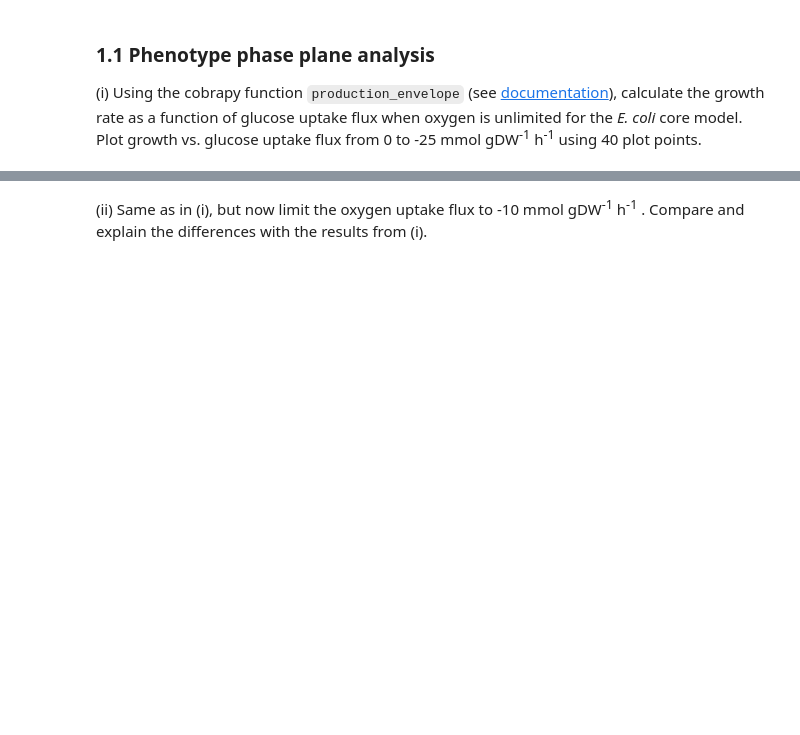
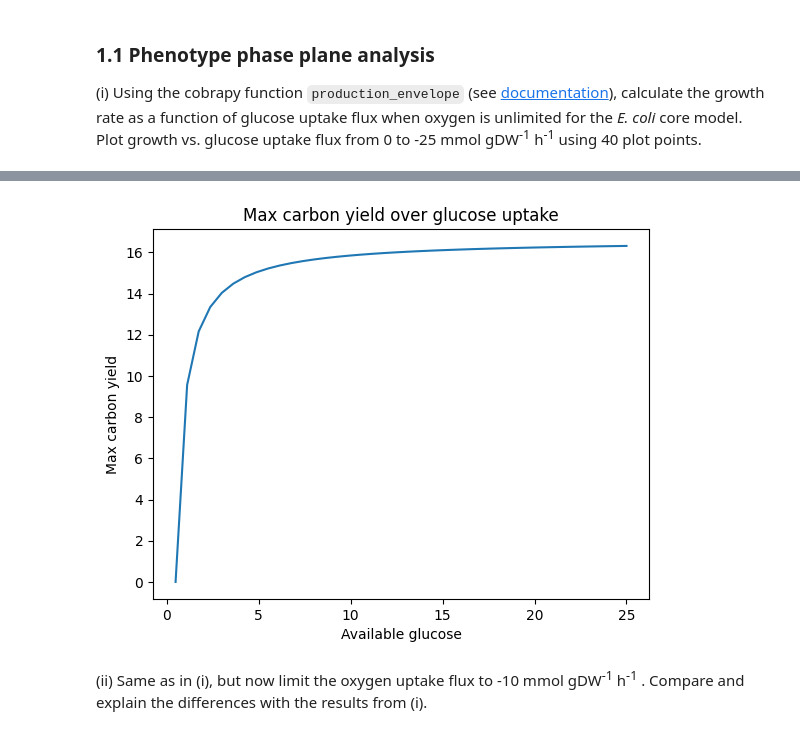
Before and after one commit to mkl061/TBT4165, a Jupyter notebook: project4/project_4.ipynb, the cells around one changed output, grey strips where cells are left out. Saved outputs shown, nothing was run; the diff lists cells and outputs as text; code cells hidden in the pictures; blank space fills up the shorter version.

```diff
--- a/project4/project_4.ipynb
+++ b/project4/project_4.ipynb
@@ -45,0 +28,3 @@ prod_env.head()
+# %%
+# prod_env = production_envelope(ecoli_model, ["EX_o2_e", "EX_glc__D_e"], objective="EX_glc__D_e", carbon_sources="EX_glc__D_e")
+prod_env = production_envelope(ecoli_model, ["EX_glc__D_e"], carbon_sources="EX_glc__D_e", points=40)
@@ -46,3 +42,16 @@ prod_env.head()
+# %%
+
+# indx = np.round(indx)
+# print(prod_env.shape[0])
+# prod_env["index"] = range(0, prod_env.shape[0])
+prod_env["EX_glc__D_e.transformed"] = -1*prod_env["EX_glc__D_e"]
+chart = sns.lineplot(prod_env, x="EX_glc__D_e.transformed", y="carbon_yield_maximum")
+chart.set_title("Max carbon yield over glucose uptake")
+chart.set_xlabel("Available glucose")
+chart.set_ylabel("Max carbon yield")
+plt.show()
+# %% [output]
+[figure, added]
 # %% [markdown]
 (ii) Same as in (i), but now limit the oxygen uptake flux to -10 mmol gDW<sup>-1</sup> h<sup>-1</sup> . Compare and explain the differences with the results from (i).
 # %% [markdown]
```
Also changed, not shown: parts of 6 cells of this notebook, 1 other file.
